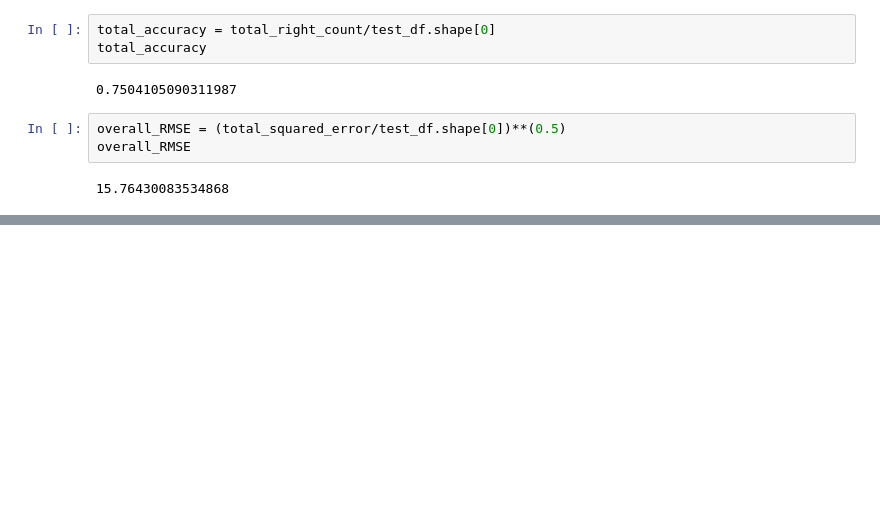
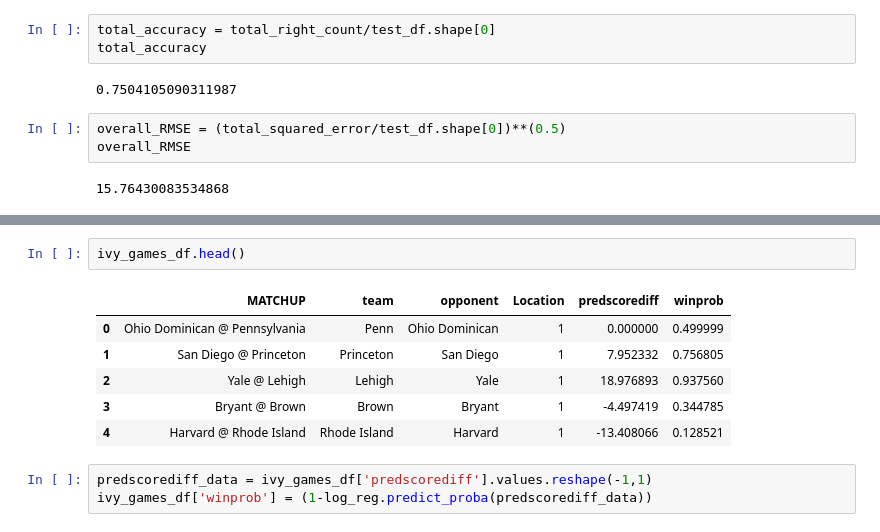
Before and after one commit to mc-robinson/YUSAG_football_model, a Jupyter notebook: YUSAG_FCS_football_linear_model.ipynb, the cells around one changed output, grey strips where cells are left out. Cells and saved outputs as stored; diff of their text form; blank space fills up the shorter version.

```diff
--- a/YUSAG_FCS_football_linear_model.ipynb
+++ b/YUSAG_FCS_football_linear_model.ipynb
@@ -416,0 +569,12 @@ overall_RMSE
+# %%
+ivy_games_df.head()
+# %% [output]
+|  | MATCHUP | team | opponent | Location | predscorediff | winprob |
+| 0 | Ohio Dominican @ Pennsylvania | Penn | Ohio Dominican | 1 | 0.000000 | 0.499999 |
+| 1 | San Diego @ Princeton | Princeton | San Diego | 1 | 7.952332 | 0.756805 |
+| 2 | Yale @ Lehigh | Lehigh | Yale | 1 | 18.976893 | 0.937560 |
+| 3 | Bryant @ Brown | Brown | Bryant | 1 | -4.497419 | 0.344785 |
+| 4 | Harvard @ Rhode Island | Rhode Island | Harvard | 1 | -13.408066 | 0.128521 |
+# %%
+predscorediff_data = ivy_games_df['predscorediff'].values.reshape(-1,1)
+ivy_games_df['winprob'] = (1-log_reg.predict_proba(predscorediff_data))
```
Also changed, not shown: parts of 32 cells of this notebook.
